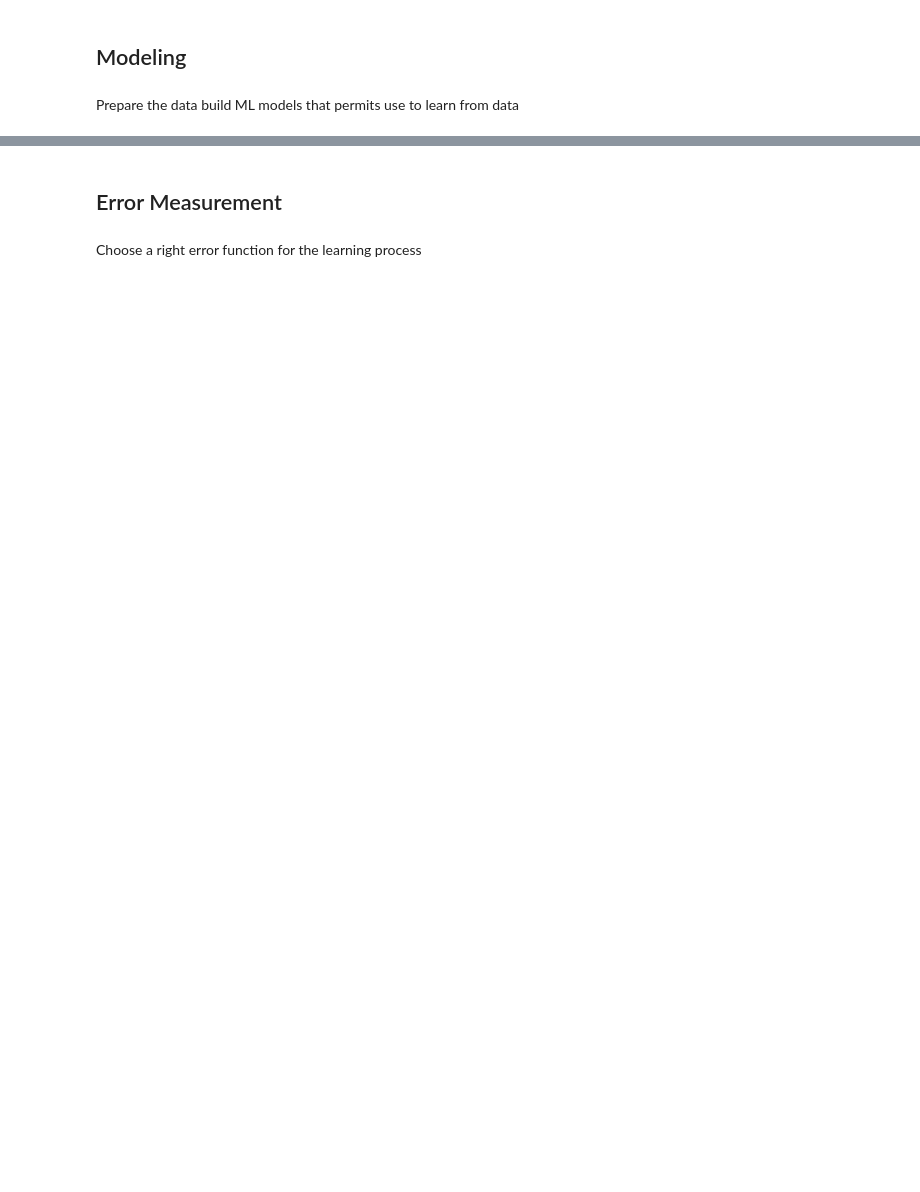
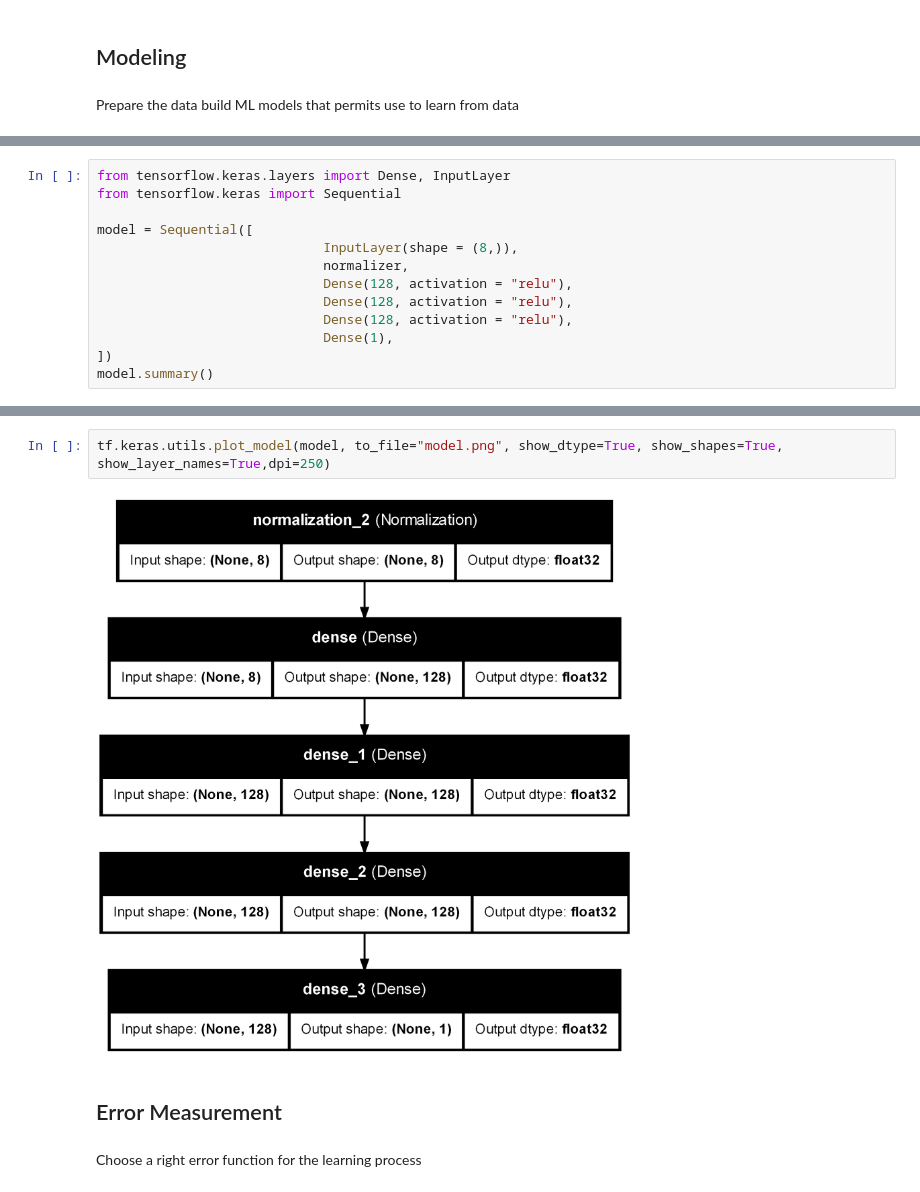
Before and after one commit to Avit-hodibu/computer-vision-with-deep-learning, a Jupyter notebook: building_NN.ipynb, the cells around one changed output, grey strips where cells are left out. Saved outputs shown, nothing was run; the diff lists cells and outputs as text; blank space fills up the shorter version.

```diff
--- a/building_NN.ipynb
+++ b/building_NN.ipynb
@@ -173,0 +179,13 @@ Prepare the data build  ML models that permits use to learn from data
+# %%
+from tensorflow.keras.layers import Dense, InputLayer
+from tensorflow.keras import Sequential
+
+model = Sequential([
+                             InputLayer(shape = (8,)),
+                             normalizer,
+                             Dense(128, activation = "relu"),
+                             Dense(128, activation = "relu"),
+                             Dense(128, activation = "relu"),
+                             Dense(1),
+])
+model.summary()
@@ -174,3 +210,7 @@ Prepare the data build  ML models that permits use to learn from data
+# %%
+tf.keras.utils.plot_model(model, to_file="model.png", show_dtype=True, show_shapes=True, show_layer_names=True,dpi=250)
+# %% [output]
+[figure, added]
 # %% [markdown]
 ## Error Measurement
 # %% [markdown]
```
Also changed, not shown: parts of 48 cells of this notebook, 1 other file.
